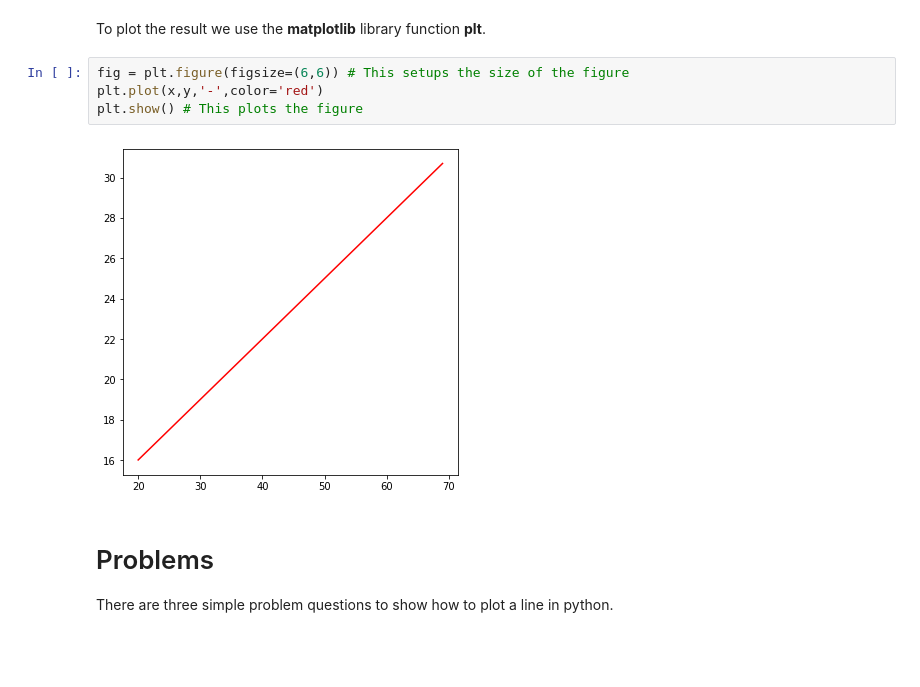
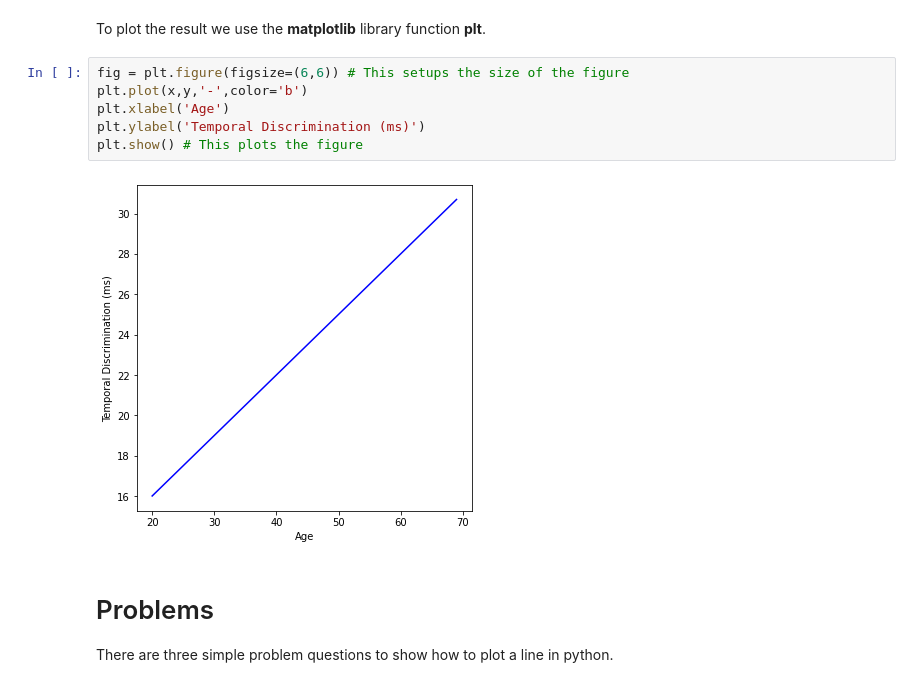
Before and after one commit to john-s-butler-dit/Basic-Introduction-to-Python, a Jupyter notebook: W1T1 The Line .ipynb, the cells around one changed output. Drawn from its saved outputs; the diff is of its cells as text; blank space fills up the shorter version.

```diff
--- a/W1T1 The Line .ipynb
+++ b/W1T1 The Line .ipynb
@@ -56,10 +56,12 @@ print(y)
 To plot the result we use the __matplotlib__ library function __plt__.
 # %%
 fig = plt.figure(figsize=(6,6)) # This setups the size of the figure
-plt.plot(x,y,'-',color='red')
+plt.plot(x,y,'-',color='b')
+plt.xlabel('Age')
+plt.ylabel('Temporal Discrimination (ms)')
 plt.show() # This plots the figure
 # %% [output]
-[figure, old version]
+[figure, new version]
 # %% [markdown]
 # Problems
 There are three simple problem questions to show how to plot a line in python.
```
